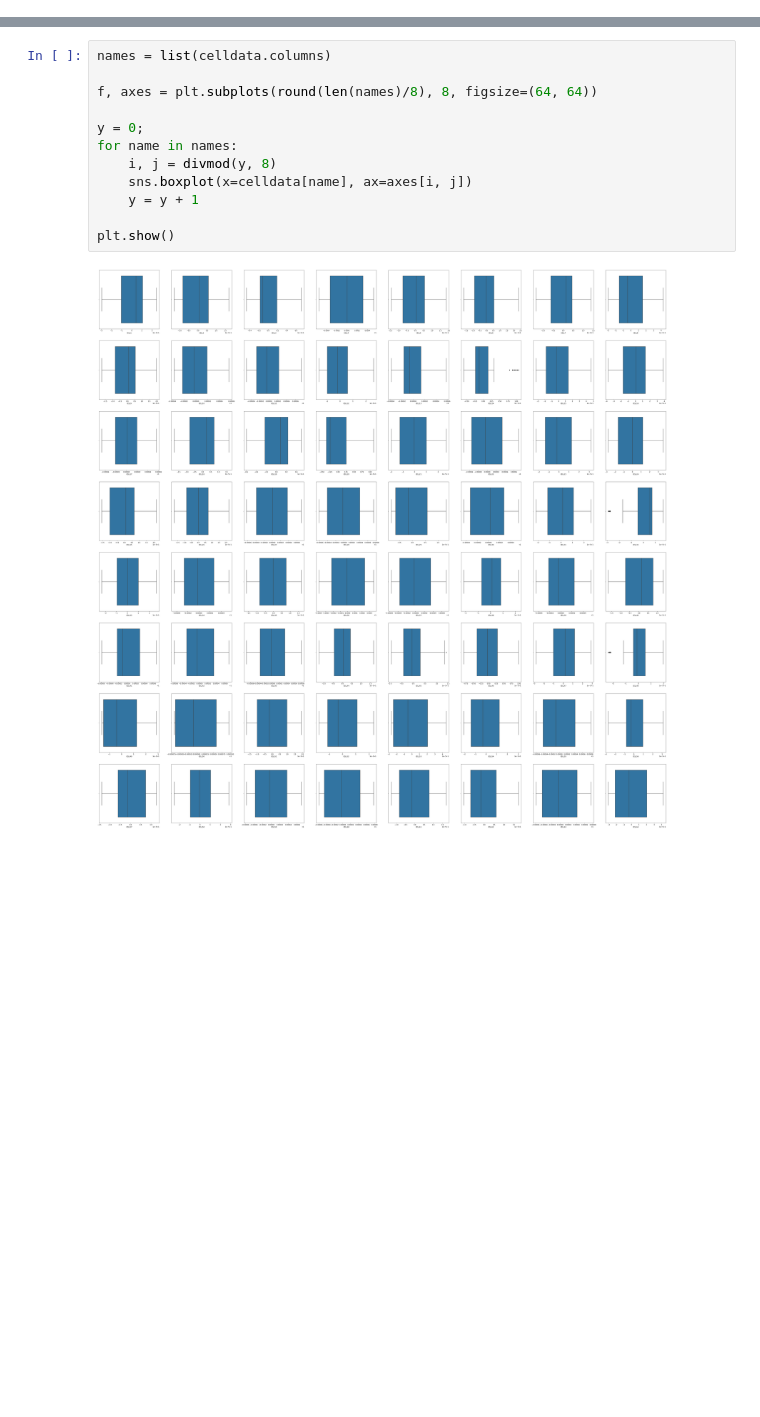
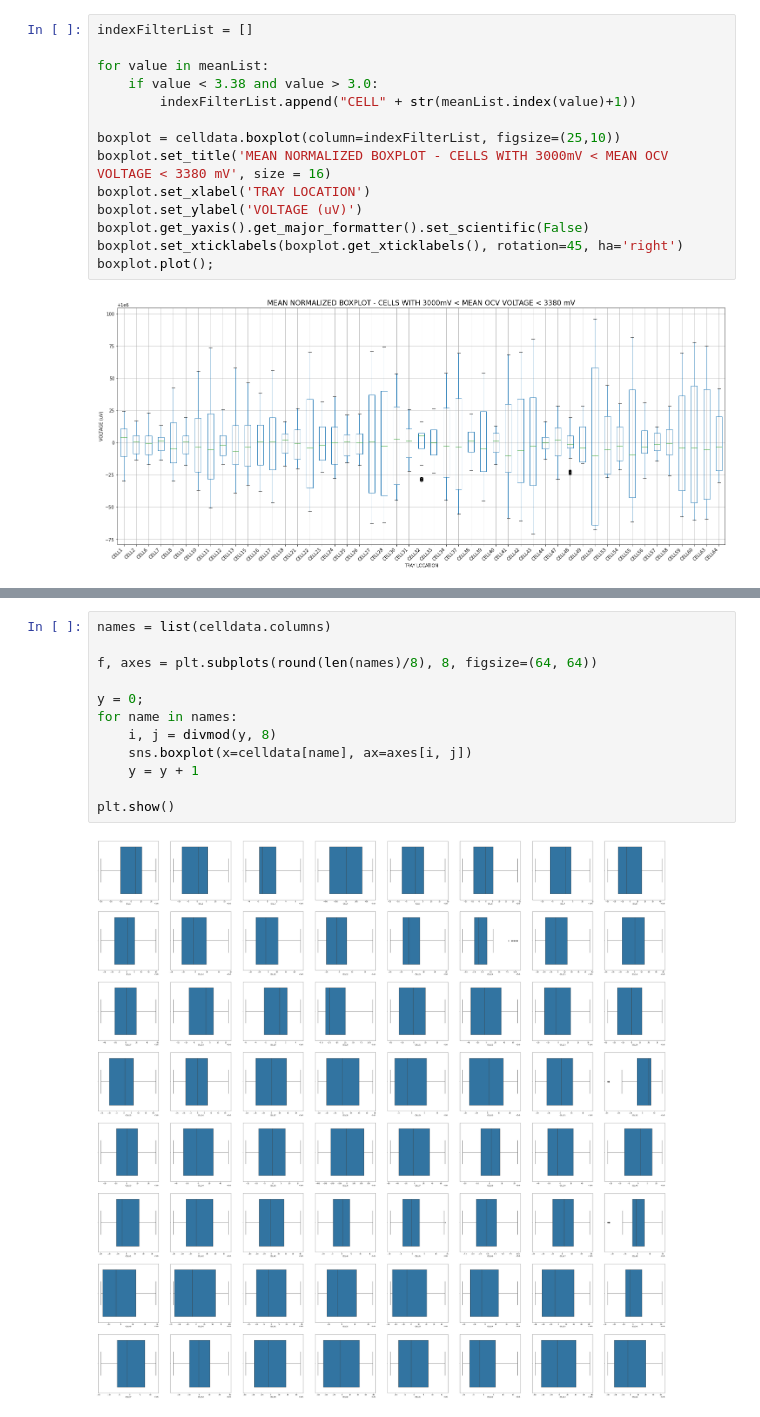
Before and after one commit to freq0ut/python-boxplot-charts, a Jupyter notebook: Kato_OCV_Grr_Plots.ipynb, the cells around one changed output, grey strips where cells are left out. Saved outputs shown, nothing was run; the diff lists cells and outputs as text; blank space fills up the shorter version.

```diff
--- a/Kato_OCV_Grr_Plots.ipynb
+++ b/Kato_OCV_Grr_Plots.ipynb
@@ -18,0 +30,16 @@ for i in range(0,len(celldata.columns)):
+# %%
+indexFilterList = []
+
+for value in meanList:
+    if value < 3.38 and value > 3.0:
+        indexFilterList.append("CELL" + str(meanList.index(value)+1))
+
+boxplot = celldata.boxplot(column=indexFilterList, figsize=(25,10))
+boxplot.set_title('MEAN NORMALIZED BOXPLOT - CELLS WITH 3000mV < MEAN OCV VOLTAGE < 3380 mV', size = 16)
+boxplot.set_xlabel('TRAY LOCATION')
+boxplot.set_ylabel('VOLTAGE (uV)')
+boxplot.get_yaxis().get_major_formatter().set_scientific(False)
+boxplot.set_xticklabels(boxplot.get_xticklabels(), rotation=45, ha='right')
+boxplot.plot();
+# %% [output]
+[figure, added]
```
Also changed, not shown: parts of 8 cells of this notebook.
